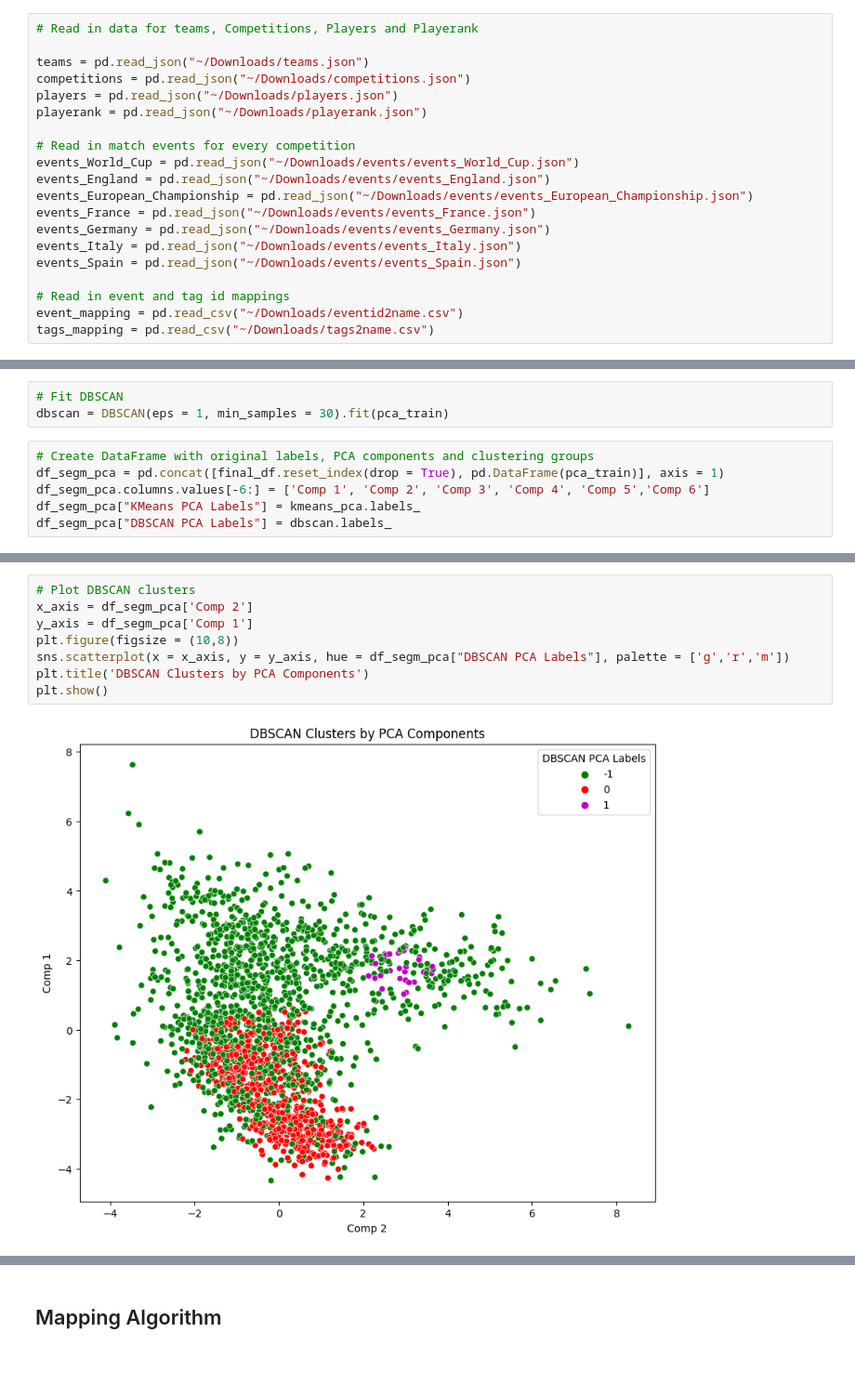
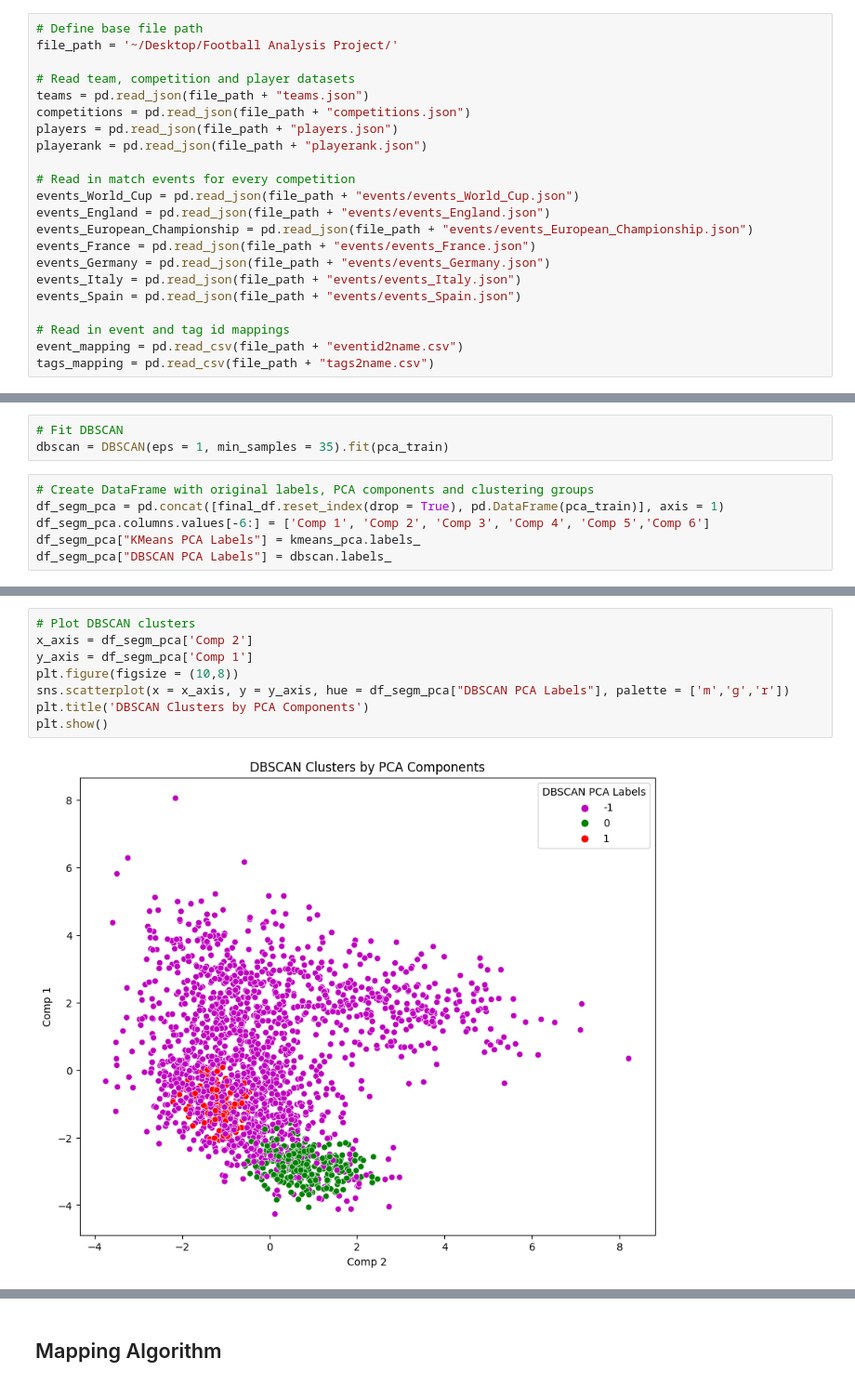
Before and after one commit to marvinwong12/Football-Data-Analysis, a Jupyter notebook: 2018 Football Player Analysis.ipynb, the cells around one changed output, grey strips where cells are left out. Shown at 93% size. Drawn from its saved outputs; the diff is of its cells as text.

Commit message:
2018 Football Player Analysis_v2.ipynb

```diff
--- a/2018 Football Player Analysis.ipynb
+++ b/2018 Football Player Analysis.ipynb
@@ -22,23 +30,25 @@ import sklearn.manifold as manifold
 # %%
-# Read in data for teams, Competitions, Players and Playerank
+# Define base file path
+file_path = '~/Desktop/Football Analysis Project/'
 
-teams = pd.read_json("~/Downloads/teams.json")
-competitions = pd.read_json("~/Downloads/competitions.json")
-players = pd.read_json("~/Downloads/players.json")
-playerank = pd.read_json("~/Downloads/playerank.json")
+# Read team, competition and player datasets
+teams = pd.read_json(file_path + "teams.json")
+competitions = pd.read_json(file_path + "competitions.json")
+players = pd.read_json(file_path + "players.json")
+playerank = pd.read_json(file_path + "playerank.json")
 
 # Read in match events for every competition
-events_World_Cup = pd.read_json("~/Downloads/events/events_World_Cup.json")
-events_England = pd.read_json("~/Downloads/events/events_England.json")
-events_European_Championship = pd.read_json("~/Downloads/events/events_European_Championship.json")
-events_France = pd.read_json("~/Downloads/events/events_France.json")
-events_Germany = pd.read_json("~/Downloads/events/events_Germany.json")
-events_Italy = pd.read_json("~/Downloads/events/events_Italy.json")
-events_Spain = pd.read_json("~/Downloads/events/events_Spain.json")
+events_World_Cup = pd.read_json(file_path + "events/events_World_Cup.json")
+events_England = pd.read_json(file_path + "events/events_England.json")
+events_European_Championship = pd.read_json(file_path + "events/events_European_Championship.json")
+events_France = pd.read_json(file_path + "events/events_France.json")
+events_Germany = pd.read_json(file_path + "events/events_Germany.json")
+events_Italy = pd.read_json(file_path + "events/events_Italy.json")
+events_Spain = pd.read_json(file_path + "events/events_Spain.json")
 
 # Read in event and tag id mappings
-event_mapping = pd.read_csv("~/Downloads/eventid2name.csv")
-tags_mapping = pd.read_csv("~/Downloads/tags2name.csv")
+event_mapping = pd.read_csv(file_path + "eventid2name.csv")
+tags_mapping = pd.read_csv(file_path + "tags2name.csv")
 # %%
 # Merge all events
 all_events = [
@@ -385,6 +392,6 @@ KMeans(n_clusters=3, n_init=10, random_state=42)
 # %%
 # Fit DBSCAN
-dbscan = DBSCAN(eps = 1, min_samples = 30).fit(pca_train)
+dbscan = DBSCAN(eps = 1, min_samples = 35).fit(pca_train)
 # %%
 # Create DataFrame with original labels, PCA components and clustering groups
 df_segm_pca = pd.concat([final_df.reset_index(drop = True), pd.DataFrame(pca_train)], axis = 1)
@@ -404,13 +421,13 @@ plt.show()
 # %%
 # Plot DBSCAN clusters
 x_axis = df_segm_pca['Comp 2']
 y_axis = df_segm_pca['Comp 1']
 plt.figure(figsize = (10,8))
-sns.scatterplot(x = x_axis, y = y_axis, hue = df_segm_pca["DBSCAN PCA Labels"], palette = ['g','r','m'])
+sns.scatterplot(x = x_axis, y = y_axis, hue = df_segm_pca["DBSCAN PCA Labels"], palette = ['m','g','r'])
 plt.title('DBSCAN Clusters by PCA Components')
 plt.show()
 # %% [output]
-[figure, old version]
+[figure, new version]
 # %%
 # Plot actual positions
 x_axis = df_segm_pca['Comp 2']
```
Also changed, not shown: parts of 54 cells of this notebook.
